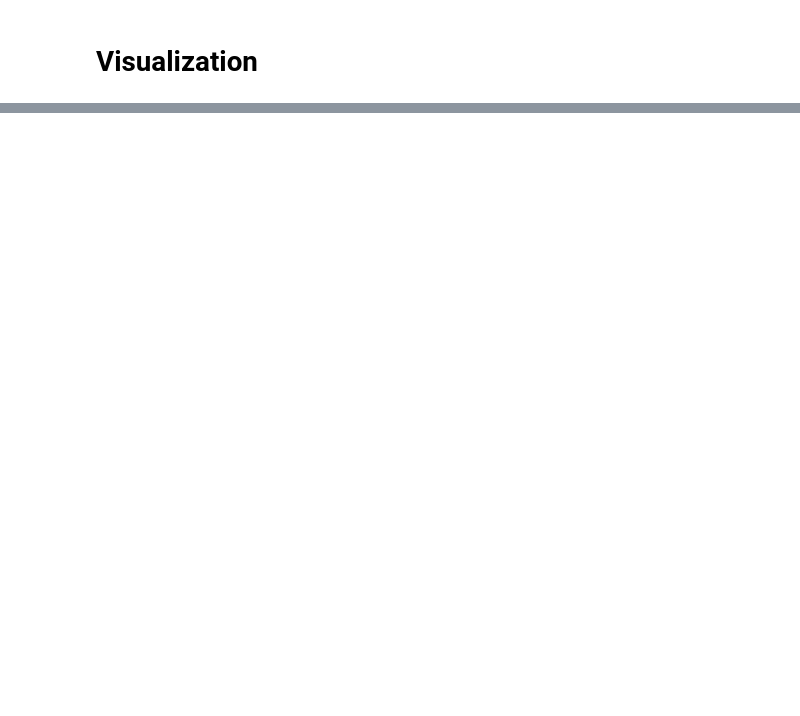
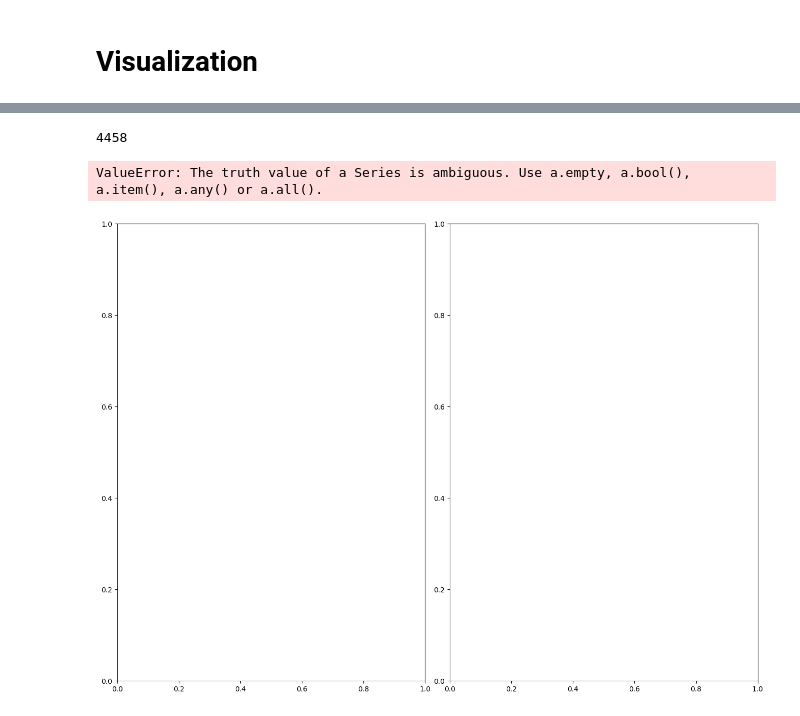
Before and after one commit to leemingo/express-v2, a Jupyter notebook: notebook/1-kloppy-summary.ipynb, the cells around one changed output, grey strips where cells are left out. Drawn from its saved outputs; the diff is of its cells as text; code cells hidden in the pictures; blank space fills up the shorter version.

```diff
--- a/notebook/1-kloppy-summary.ipynb
+++ b/notebook/1-kloppy-summary.ipynb
@@ -586,4 +586,17 @@ def plot_pressing_intensity(row, ax1, ax2):
         speed_threshold=None,
         ax=ax2,
     )
+# %%
+frame_id
+# %% [output]
+4458
+# %%
+fig, (ax1, ax2) = plt.subplots(1, 2, figsize=(14, 10), gridspec_kw={"wspace": 0.08})
+fig.subplots_adjust(left=0.05, right=0.95, top=0.95, bottom=0.05)
+
+row  = window_df[window_df['frame_id'] == frame_id]
+plot_pressing_intensity(row, ax1, ax2)
+# %% [output]
+ValueError: The truth value of a Series is ambiguous. Use a.empty, a.bool(), a.item(), a.any() or a.all().
+[figure, added]
 # %%
```
Also changed, not shown: parts of 5 cells of this notebook, 20 other files.
